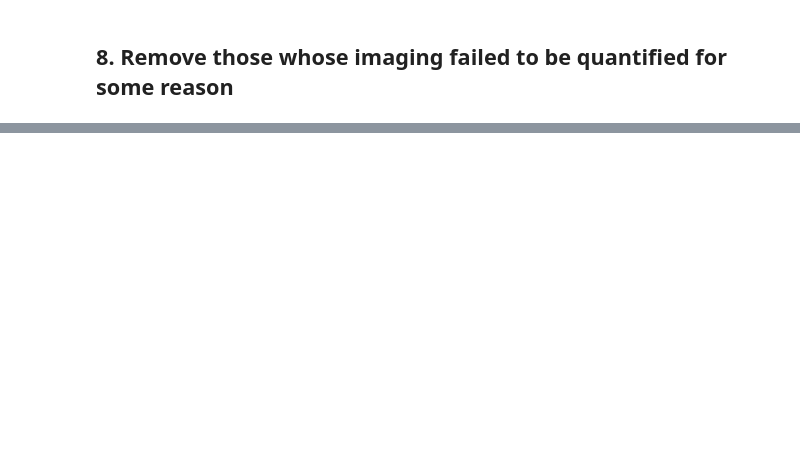
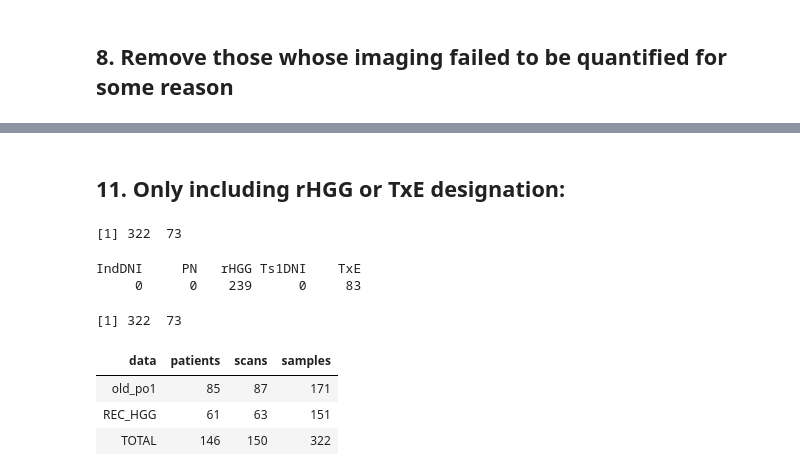
Before and after one commit to julclu/DataWrangling, a Jupyter notebook: ParseData/ParsingDataDown.ipynb, the cells around one changed output, grey strips where cells are left out. Cells and saved outputs as stored; diff of their text form; code cells hidden in the pictures; blank space fills up the shorter version.

```diff
--- a/ParseData/ParsingDataDown.ipynb
+++ b/ParseData/ParsingDataDown.ipynb
@@ -289,0 +297,2 @@ desiredhist
+# %%
+recgli.desiredhist = read.csv("7thParse_researchPath_withInVivo.csv")
@@ -289,0 +319,29 @@ desiredhist
+# %% [markdown]
+## 11. Only including rHGG or TxE designation:
+# %%
+recgli.nonecrosis = read.csv("8thParse_researchPath_withInVivo.csv")
+# %%
+recgli.desiredpath = recgli.nonecrosis[recgli.nonecrosis$multnom_out=="TxE" |
+                                         recgli.nonecrosis$multnom_out=="rHGG",]
+dim(recgli.desiredpath)
+table(recgli.desiredpath$multnom_out)
+
+dim(recgli.desiredpath) # 438
+desiredpath = temp
+desiredpath[1,2] = sum(ifelse(duplicated(recgli.desiredpath$b_number)==FALSE & recgli.desiredpath$olddata==1, 1, 0))
+desiredpath[1,3] = sum(ifelse(duplicated(recgli.desiredpath$t_number)==FALSE & recgli.desiredpath$olddata==1, 1, 0))
+desiredpath[1,4] = sum(recgli.desiredpath$olddata==1)
+desiredpath[2,2] = sum(ifelse(duplicated(recgli.desiredpath$b_number)==FALSE & recgli.desiredpath$newdata==1, 1, 0))
+desiredpath[2,3] = sum(ifelse(duplicated(recgli.desiredpath$t_number)==FALSE & recgli.desiredpath$newdata==1, 1, 0))
+desiredpath[2,4] = sum(recgli.desiredpath$newdata==1)
+desiredpath[3,2:4]= as.numeric(desiredpath[1,2:4]) + as.numeric(desiredpath[2,2:4])
+desiredpath
+# %% [output]
+[1] 322  73
+IndDNI     PN   rHGG Ts1DNI    TxE
+     0      0    239      0     83
+[1] 322  73
+| data | patients | scans | samples |
+| old_po1 | 85 | 87 | 171 |
+| REC_HGG | 61 | 63 | 151 |
+| TOTAL | 146 | 150 | 322 |
```
Also changed, not shown: parts of 21 cells of this notebook, 3 other files.
